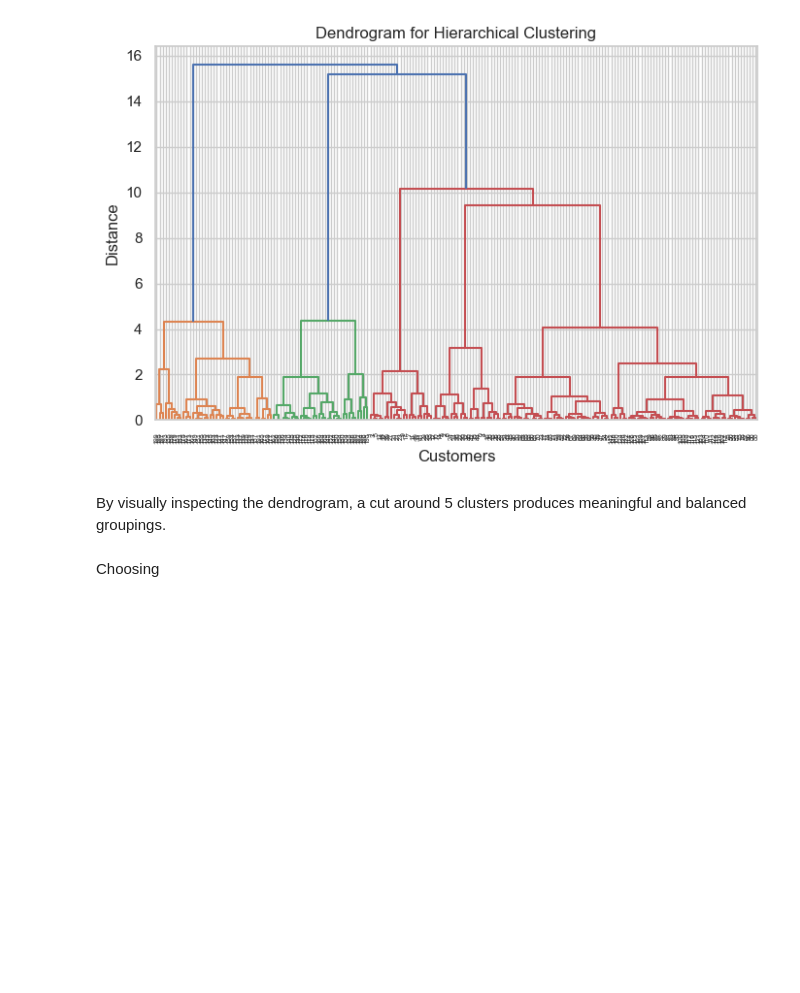
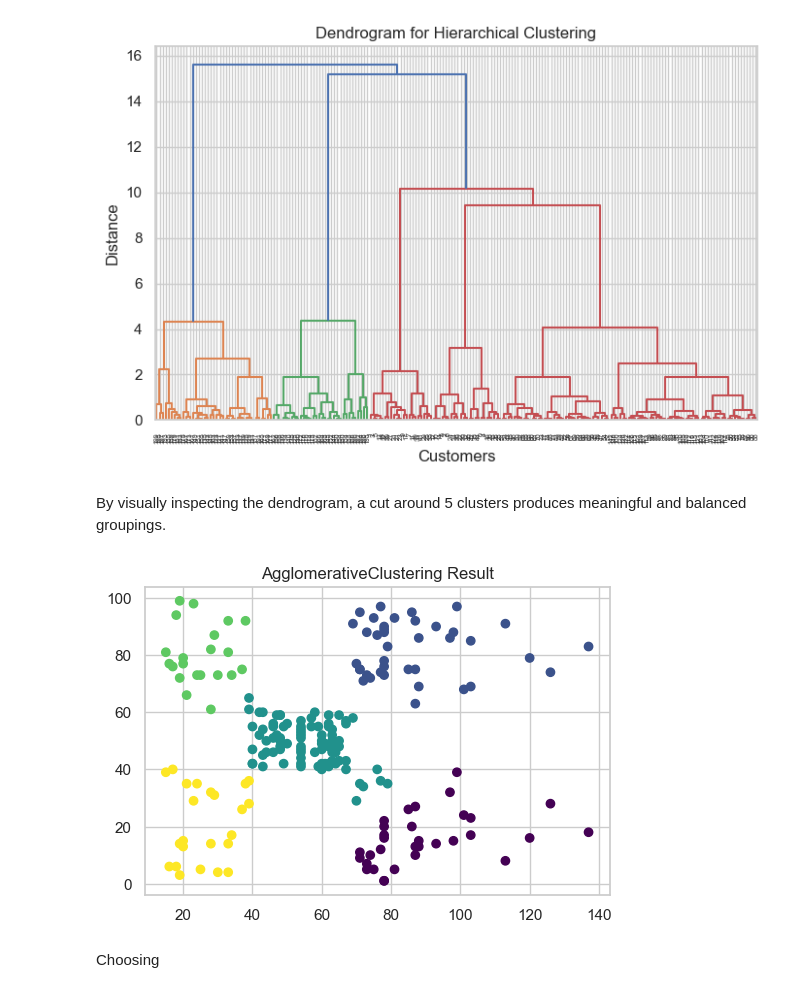
Before and after one commit to muhammedriswanp/TASK, a Jupyter notebook: Customer_Segmentation_Clustering/notebooks/03_clustering.ipynb, the cells around one changed output. Drawn from its saved outputs; the diff is of its cells as text; code cells hidden in the pictures; blank space fills up the shorter version.

```diff
--- a/Customer_Segmentation_Clustering/notebooks/03_clustering.ipynb
+++ b/Customer_Segmentation_Clustering/notebooks/03_clustering.ipynb
@@ -239,6 +239,18 @@ produces meaningful and balanced groupings.
 # %%
 hc = AgglomerativeClustering(n_clusters=5, linkage="ward")
 df["Hierarchical_Cluster"] = hc.fit_predict(X_scaled)
+
+plt.figure(figsize=(6,4))
+plt.scatter(
+    X["Annual Income (k$)"],
+    X["Spending Score (1-100)"],
+    c=df["Hierarchical_Cluster"],
+    cmap='viridis'
+)
+plt.title("AgglomerativeClustering Result")
+plt.show()
+# %% [output]
+[figure, added]
 # %% [markdown]
 Choosing
 # %%
```
Also changed, not shown: parts of 7 cells of this notebook, 2 other files.
